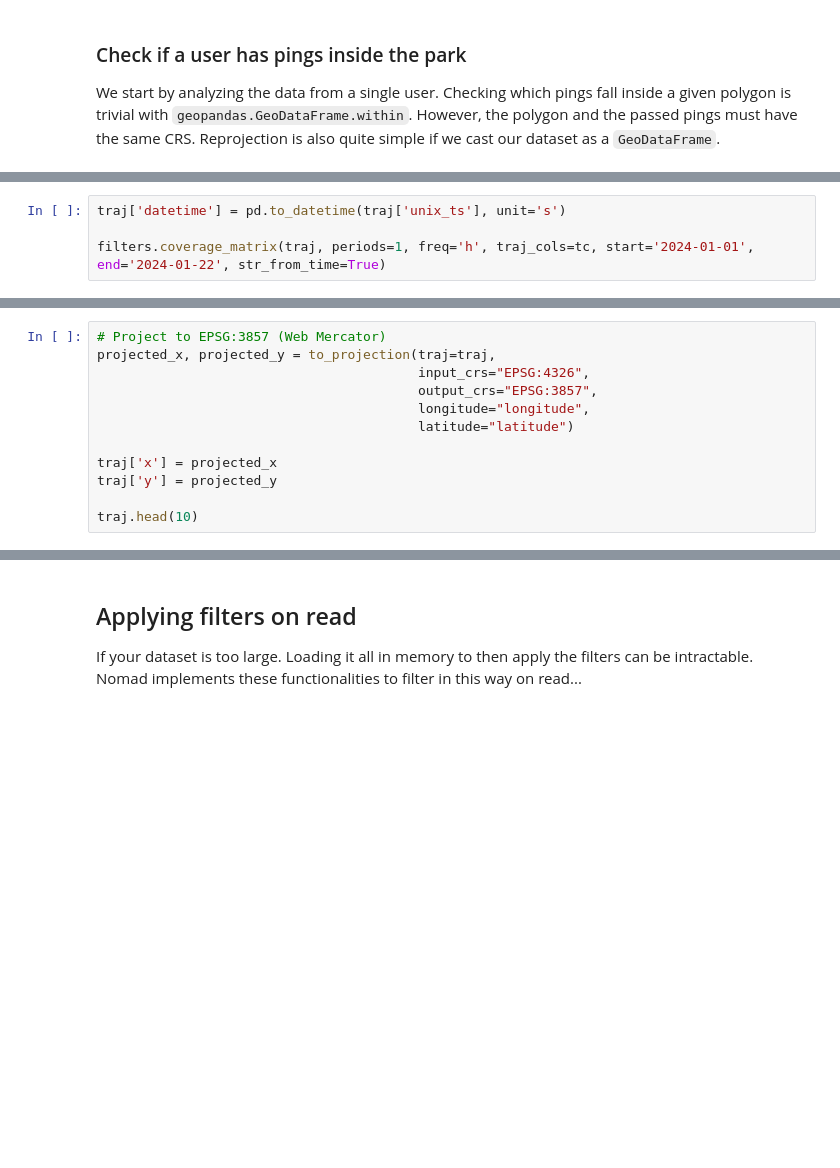
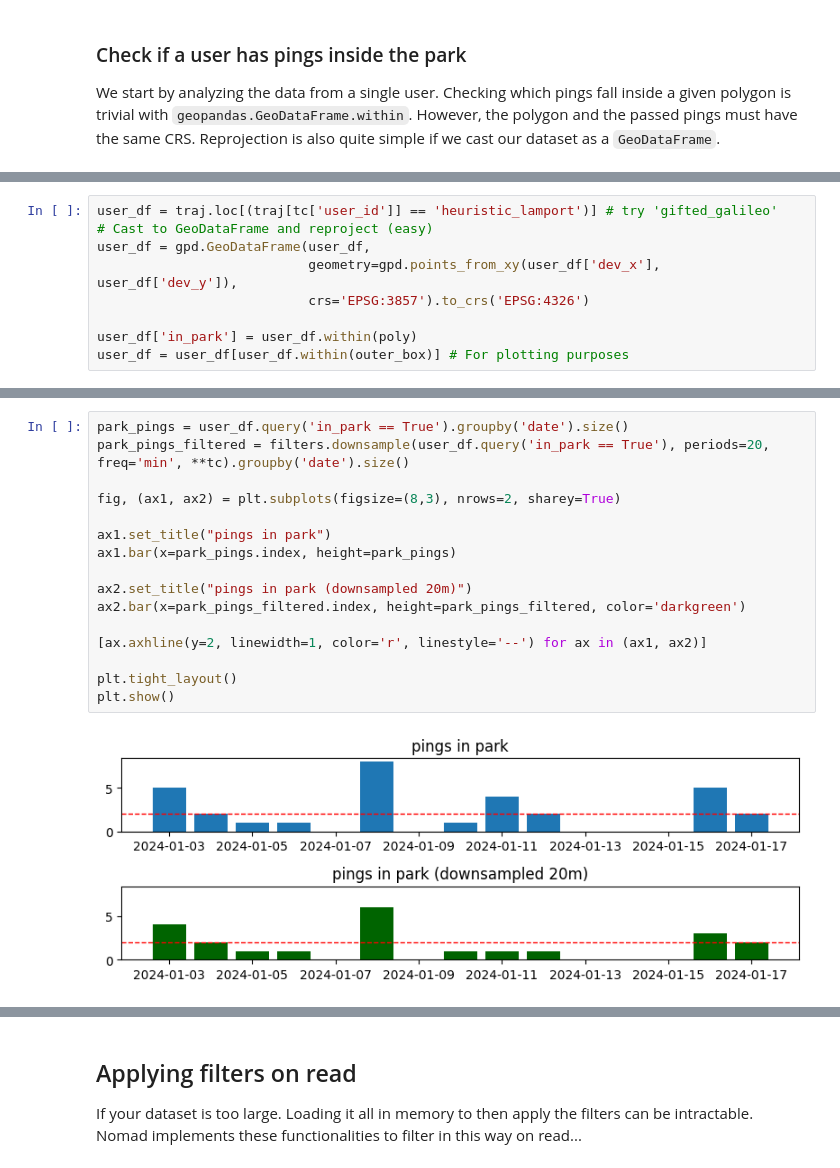
Before and after one commit to Watts-Lab/nomad, a Jupyter notebook: tutorials/IC2S2-2025/[2]filtering.ipynb, the cells around one changed output, grey strips where cells are left out. Drawn from its saved outputs; the diff is of its cells as text; blank space fills up the shorter version.

Commit message:
revamped filters.py and finished notebook 2

```diff
--- a/tutorials/IC2S2-2025/[2]filtering.ipynb
+++ b/tutorials/IC2S2-2025/[2]filtering.ipynb
@@ -205,4 +132,0 @@ As with any dataset, if the data for a user is highly incomplete, then results m
-# %%
-traj['datetime'] = pd.to_datetime(traj['unix_ts'], unit='s')
-
-filters.coverage_matrix(traj, periods=1, freq='h', traj_cols=tc, start='2024-01-01', end='2024-01-22', str_from_time=True)
@@ -276,12 +132,0 @@ Many geospatial datasets come in spherical coordiantes latitude/longitude (EPSG:
-# %%
-# Project to EPSG:3857 (Web Mercator)
-projected_x, projected_y = to_projection(traj=traj,
-                                         input_crs="EPSG:4326",
-                                         output_crs="EPSG:3857",
-                                         longitude="longitude",
-                                         latitude="latitude")
-
-traj['x'] = projected_x
-traj['y'] = projected_y
-
-traj.head(10)
@@ -464,0 +133,9 @@ print(f"Number of unique users after filtering: {len(uq1)}")
+# %%
+user_df = traj.loc[(traj[tc['user_id']] == 'heuristic_lamport')] # try 'gifted_galileo'
+# Cast to GeoDataFrame and reproject (easy)
+user_df = gpd.GeoDataFrame(user_df,
+                           geometry=gpd.points_from_xy(user_df['dev_x'], user_df['dev_y']),
+                           crs='EPSG:3857').to_crs('EPSG:4326')
+
+user_df['in_park'] = user_df.within(poly)
+user_df = user_df[user_df.within(outer_box)] # For plotting purposes
@@ -464,0 +168,18 @@ print(f"Number of unique users after filtering: {len(uq1)}")
+# %%
+park_pings = user_df.query('in_park == True').groupby('date').size()
+park_pings_filtered = filters.downsample(user_df.query('in_park == True'), periods=20, freq='min', **tc).groupby('date').size()
+
+fig, (ax1, ax2) = plt.subplots(figsize=(8,3), nrows=2, sharey=True)
+
+ax1.set_title("pings in park")
+ax1.bar(x=park_pings.index, height=park_pings)
+
+ax2.set_title("pings in park (downsampled 20m)")
+ax2.bar(x=park_pings_filtered.index, height=park_pings_filtered, color='darkgreen')
+
+[ax.axhline(y=2, linewidth=1, color='r', linestyle='--') for ax in (ax1, ax2)]
+
+plt.tight_layout()
+plt.show()
+# %% [output]
+[figure, added]
```
Also changed, not shown: parts of 43 cells of this notebook, 6 other files.
